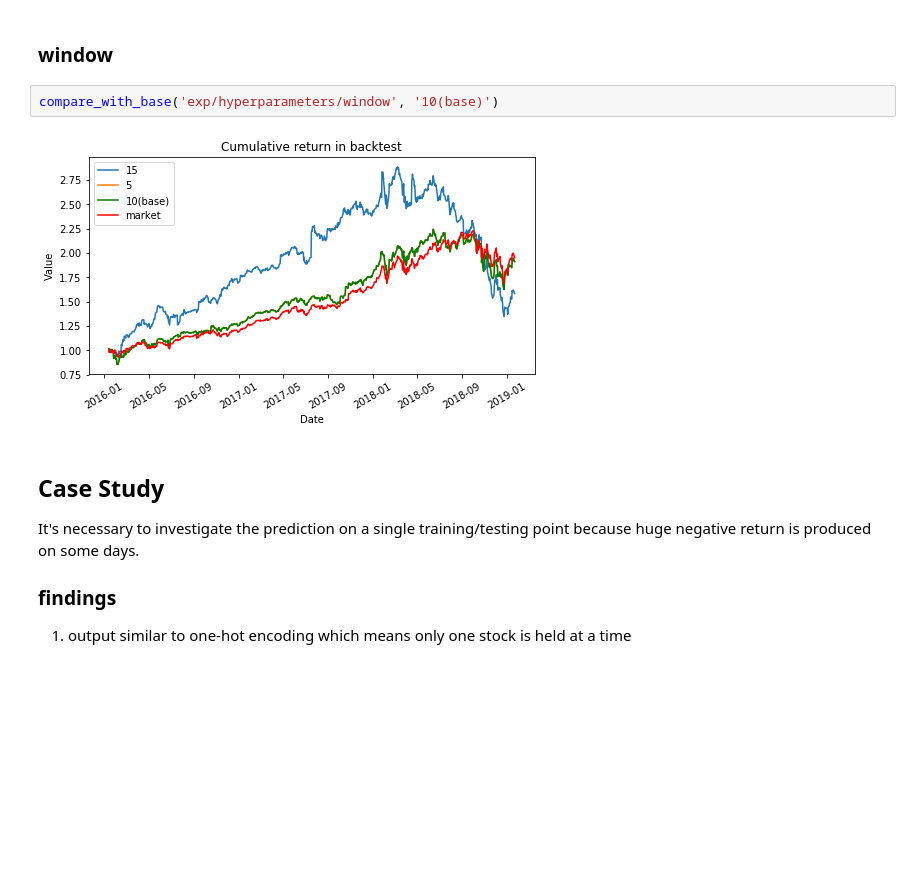
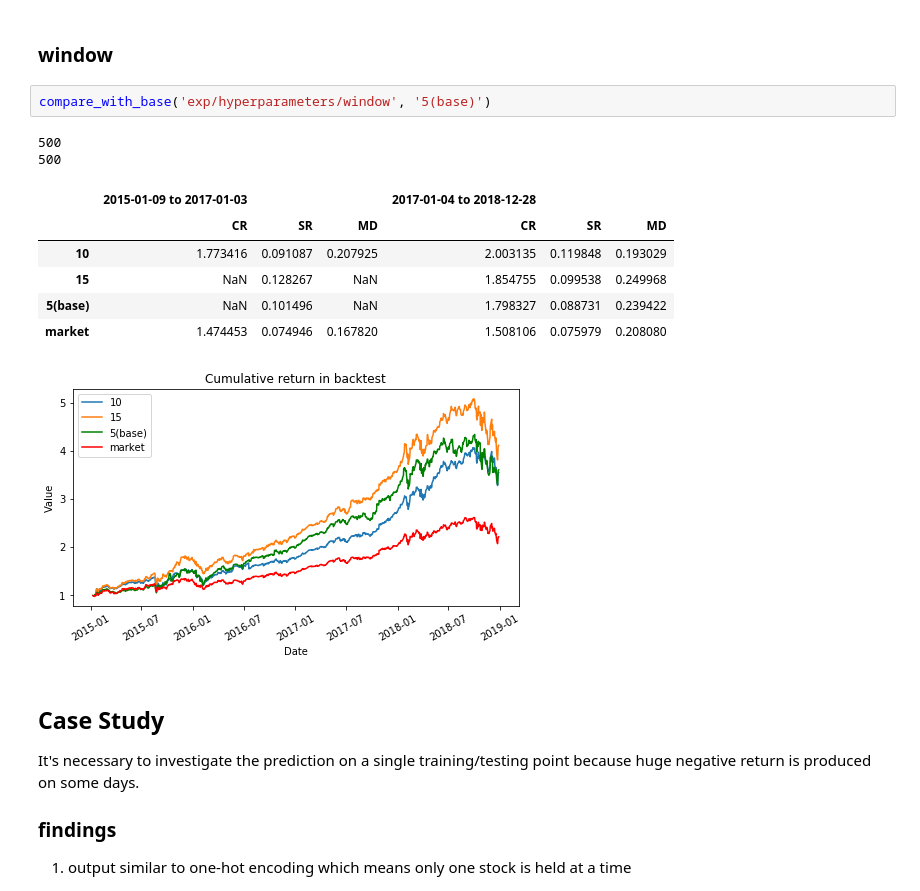
Before and after one commit to yanxurui/portfolio, a Jupyter notebook: analysis.ipynb, the cells around one changed output. Saved outputs shown, nothing was run; the diff lists cells and outputs as text; blank space fills up the shorter version.

```diff
--- a/analysis.ipynb
+++ b/analysis.ipynb
@@ -108,9 +210,17 @@ compare_with_base('exp/loss', 'return(base)')
 # %% [markdown]
 ### window
 # %%
-compare_with_base('exp/hyperparameters/window', '10(base)')
+compare_with_base('exp/hyperparameters/window', '5(base)')
 # %% [output]
+500
+500
+|  | 2015-01-09 to 2017-01-03 |  |  | 2017-01-04 to 2018-12-28 |  |  |
+|  | CR | SR | MD | CR | SR | MD |
+| 10 | 1.773416 | 0.091087 | 0.207925 | 2.003135 | 0.119848 | 0.193029 |
+| 15 | NaN | 0.128267 | NaN | 1.854755 | 0.099538 | 0.249968 |
+| 5(base) | NaN | 0.101496 | NaN | 1.798327 | 0.088731 | 0.239422 |
+| market | 1.474453 | 0.074946 | 0.167820 | 1.508106 | 0.075979 | 0.208080 |
-[figure, old version]
+[figure, new version]
 # %% [markdown]
 ## Case Study
 It's necessary to investigate the prediction on a single training/testing point because huge negative return is produced on some days.
```
Also changed, not shown: parts of 8 cells of this notebook, 2 other files.
